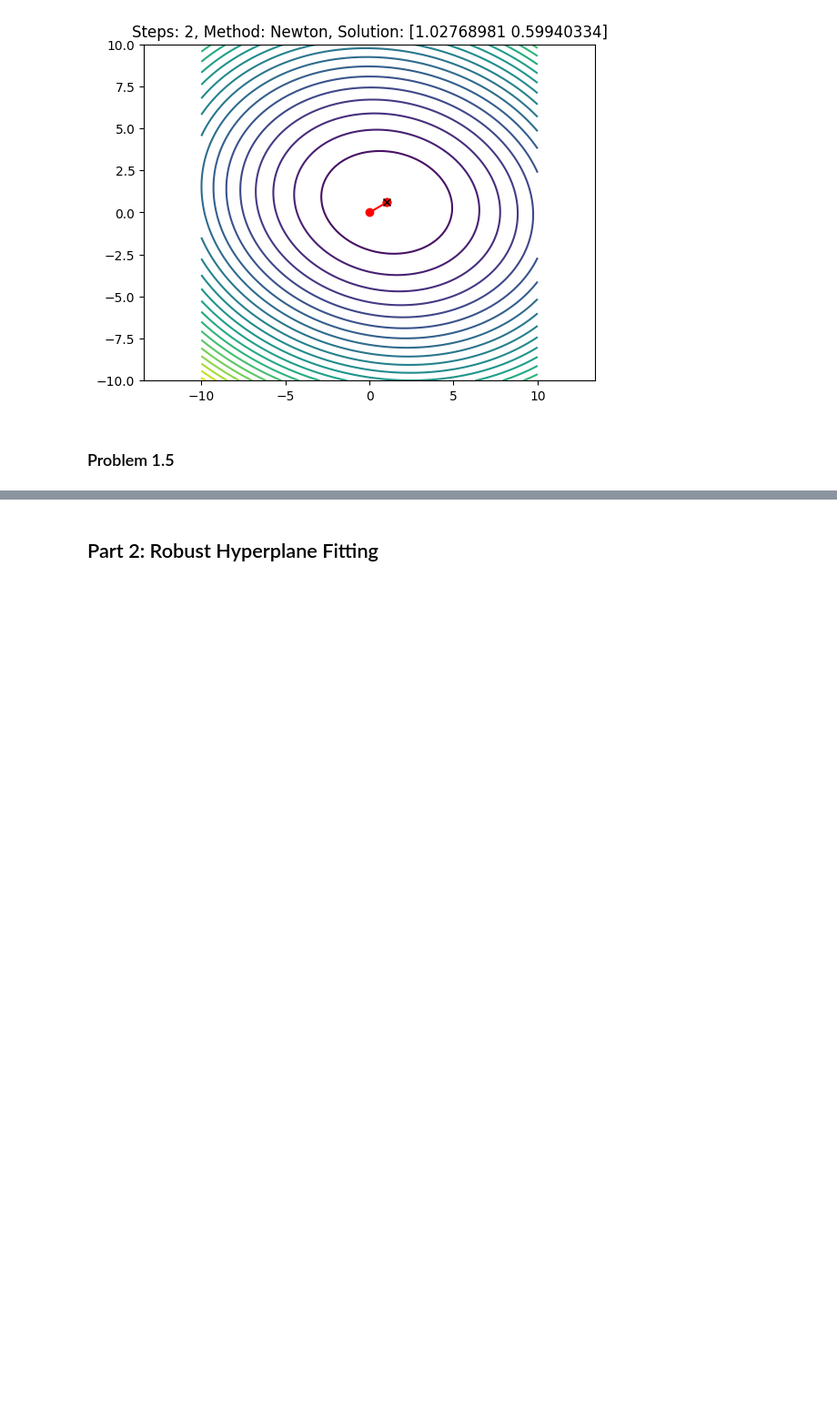
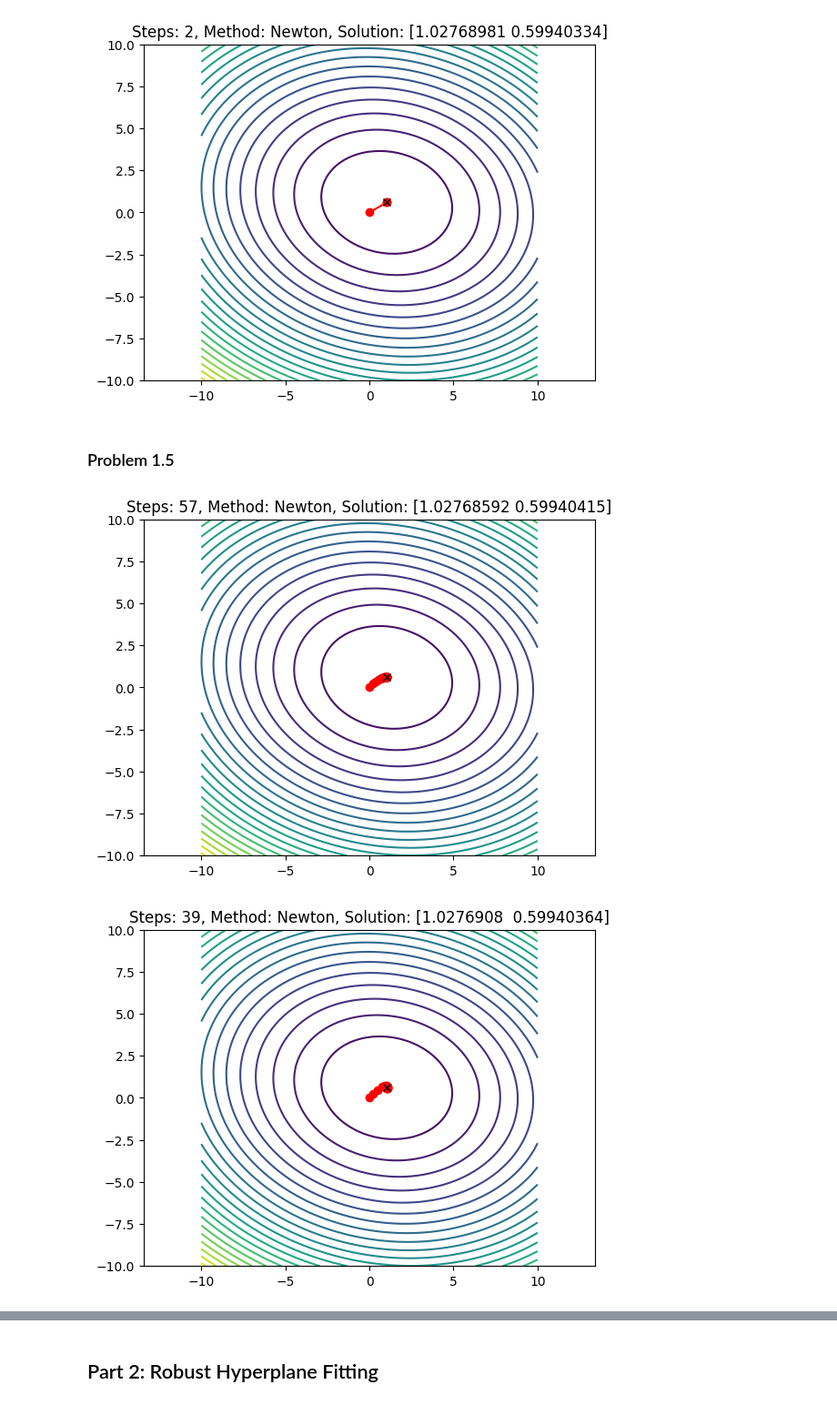
Before and after one commit to mhy-666/ComputerVision, a Jupyter notebook: Homework2/homework02.ipynb, the cells around one changed output, grey strips where cells are left out. Shown: that part at 91% size. Cells and saved outputs as stored; diff of their text form; code cells hidden in the pictures; blank space fills up the shorter version.

```diff
--- a/Homework2/homework02.ipynb
+++ b/Homework2/homework02.ipynb
@@ -271,3 +266,37 @@ plot_contours_and_path(risk_function, history)
 [figure]
 # %% [markdown]
 ### Problem 1.5
+# %%
+class GDStepper:
+    def __init__(self, rate, momentum=0.0):
+        self.rate = rate
+        self.momentum = momentum
+        self.velocity = 0.0
+
+    def step(self, fct, z, g, h=None):
+        self.velocity = self.momentum * self.velocity - self.rate * g
+        return z + self.velocity
+
+    def reset(self, rate=None, momentum=None):
+        self.velocity = 0.0
+        if rate is not None:
+            self.rate = rate
+        if momentum is not None:
+            self.momentum = momentum
+# %%
+# 假设 descent, risk_function, plot_contours_and_path 已定义
+
+# 使用梯度下降，学习率为0.1，动量为0
+gd_stepper_no_momentum = GDStepper(rate=0.1, momentum=0.0)
+z0 = np.array([0, 0])  # 初始值
+result, risk, history = descent(risk_function, z0, gd_stepper_no_momentum.step, 1, record=True)
+plot_contours_and_path(risk_function, history)
+
+# 使用梯度下降，学习率为0.1，动量为0.5
+gd_stepper_with_momentum = GDStepper(rate=0.1, momentum=0.5)
+gd_stepper_with_momentum.reset()  # 重置速度和可能的参数
+result, risk, history = descent(risk_function, z0, gd_stepper_with_momentum.step, 1, record=True)
+plot_contours_and_path(risk_function, history)
+# %% [output]
+[figure, added]
+[figure, added]
```
Also changed, not shown: parts of 8 cells of this notebook, 1 other file.
